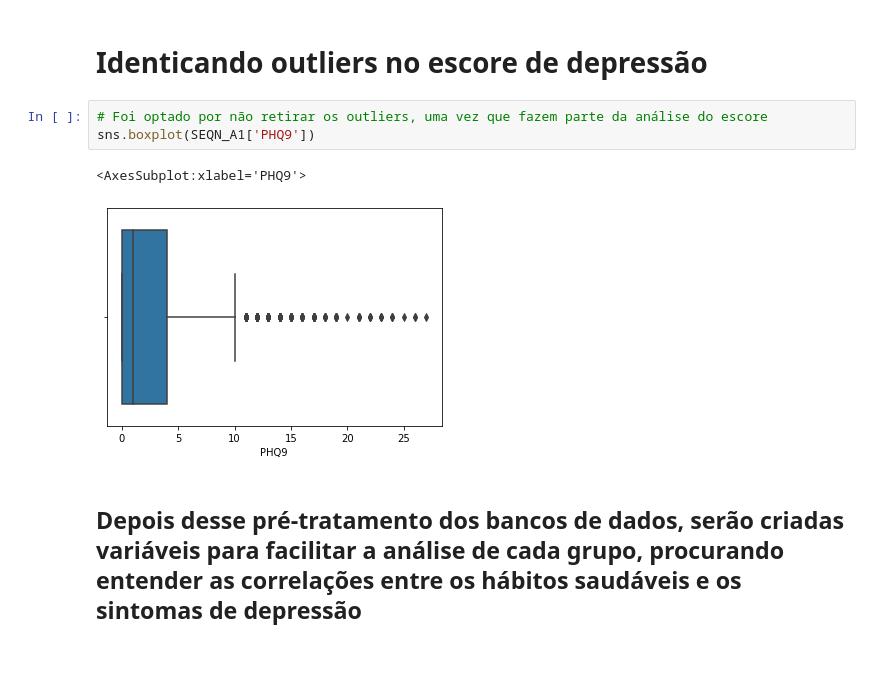
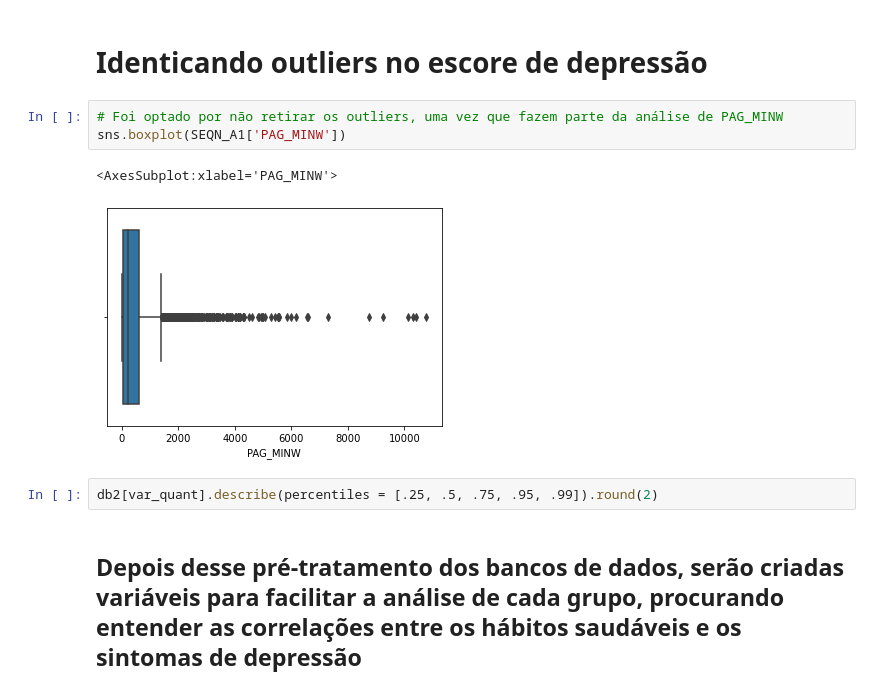
Before and after one commit to feelnin/desafio-inferencia-Tera, a Jupyter notebook: desafioinferencia.ipynb, the cells around one changed output. Drawn from its saved outputs; the diff is of its cells as text; blank space fills up the shorter version.

```diff
--- a/desafioinferencia.ipynb
+++ b/desafioinferencia.ipynb
@@ -471,11 +471,13 @@ SEQN_A1.shape
 # %% [markdown]
 # Identicando outliers no escore de depressão
 # %%
-# Foi optado por não retirar os outliers, uma vez que fazem parte da análise do escore
-sns.boxplot(SEQN_A1['PHQ9'])
+# Foi optado por não retirar os outliers, uma vez que fazem parte da análise de PAG_MINW
+sns.boxplot(SEQN_A1['PAG_MINW'])
 # %% [output]
-<AxesSubplot:xlabel='PHQ9'>
+<AxesSubplot:xlabel='PAG_MINW'>
-[figure, old version]
+[figure, new version]
+# %%
+db2[var_quant].describe(percentiles = [.25, .5, .75, .95, .99]).round(2)
 # %% [markdown]
 ## Depois desse pré-tratamento dos bancos de dados, serão criadas variáveis para facilitar a análise de cada grupo, procurando entender as correlações entre os hábitos saudáveis e os sintomas de depressão
 # %%
```
Also changed, not shown: parts of 4 cells of this notebook.
